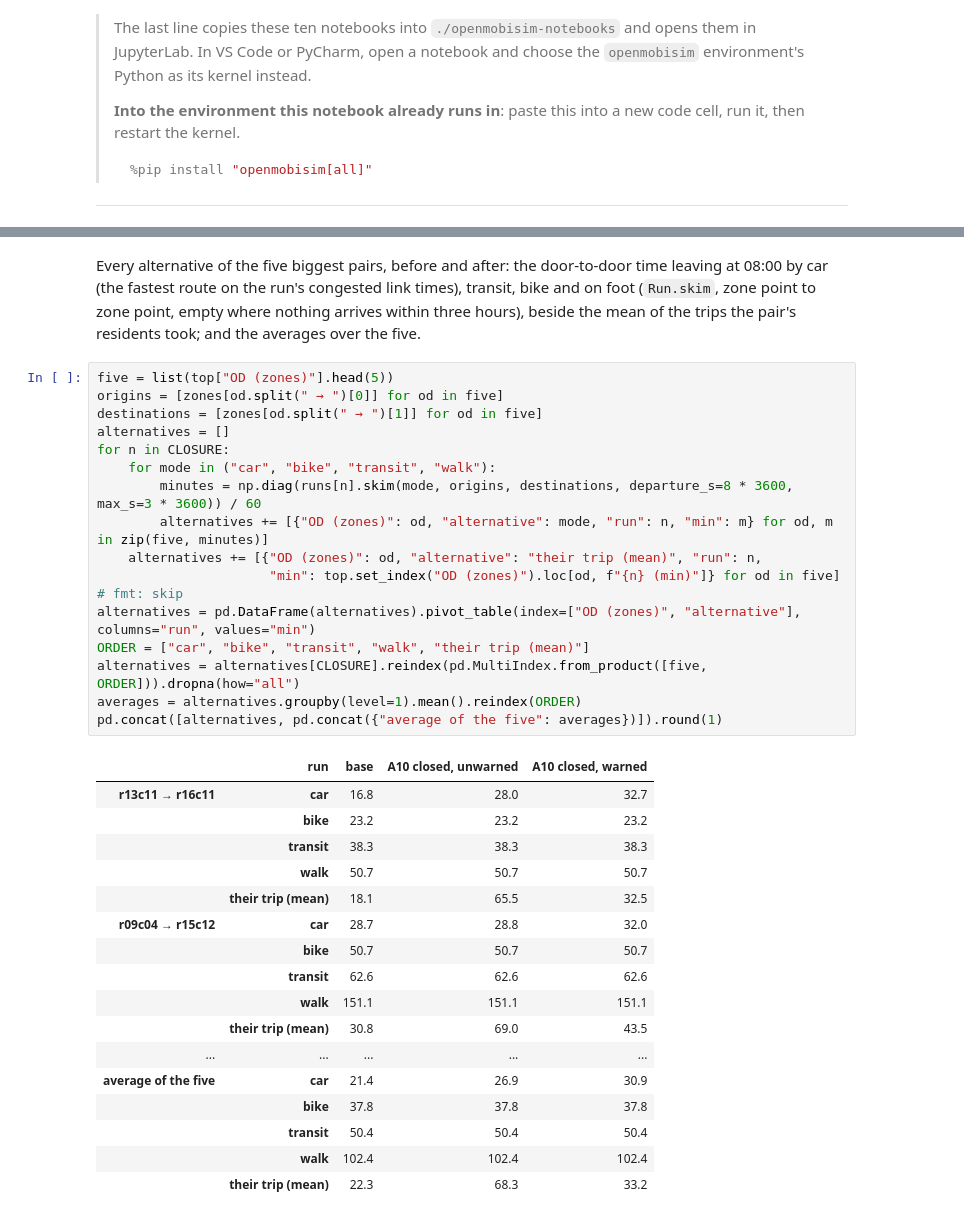
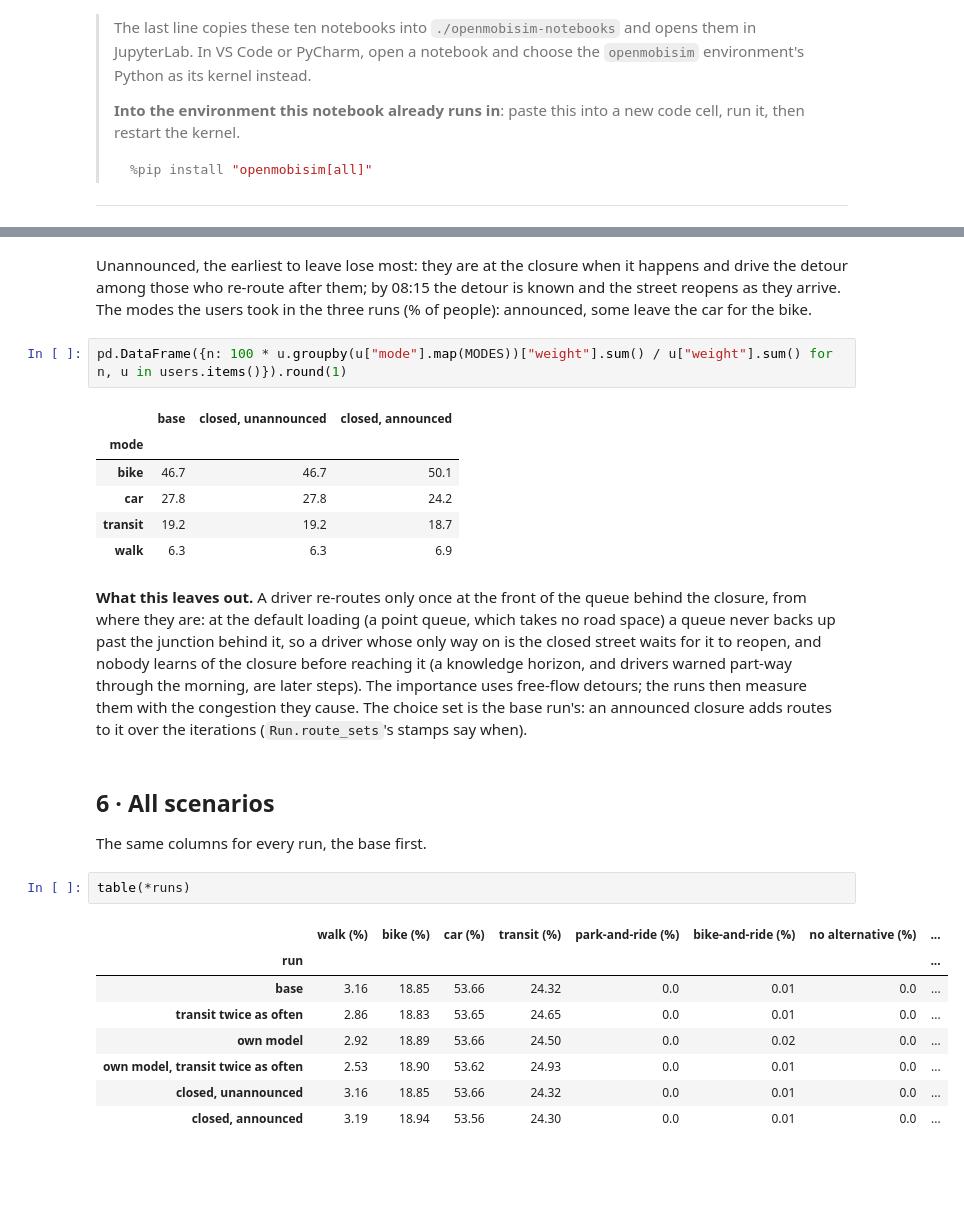
Before and after one commit to bahmanmdd/openmobisim, a Jupyter notebook: manual/tutorials/09_applications.ipynb, the cells around one changed output, grey strips where cells are left out. Saved outputs shown, nothing was run; the diff lists cells and outputs as text; blank space fills up the shorter version.

```diff
--- a/manual/tutorials/09_applications.ipynb
+++ b/manual/tutorials/09_applications.ipynb
@@ -767,39 +736,35 @@ top.set_index("OD (zones)").round(1)
+# %% [markdown]
+Unannounced, the earliest to leave lose most: they are at the closure when it happens and drive the detour among those
+who re-route after them; by 08:15 the detour is known and the street reopens as they arrive. The modes the users took
+in the three runs (% of people): announced, some leave the car for the bike.
+# %%
+pd.DataFrame({n: 100 * u.groupby(u["mode"].map(MODES))["weight"].sum() / u["weight"].sum() for n, u in users.items()}).round(1)
+# %% [output]
+|  | base | closed, unannounced | closed, announced |
+| mode |  |  |  |
+| bike | 46.7 | 46.7 | 50.1 |
+| car | 27.8 | 27.8 | 24.2 |
+| transit | 19.2 | 19.2 | 18.7 |
+| walk | 6.3 | 6.3 | 6.9 |
+# %% [markdown]
+**What this leaves out.** A driver re-routes only once at the front of the queue behind the closure, from where
+they are: at the default loading (a point queue, which takes no road space) a queue never backs up past the junction
+behind it, so a driver whose only way on is the closed street waits for it to reopen, and nobody learns of the
+closure before reaching it (a knowledge horizon, and drivers warned part-way through the morning, are later steps).
+The importance uses free-flow detours; the runs then measure them with the congestion they cause. The choice set is
+the base run's: an announced closure adds routes to it over the iterations (`Run.route_sets`'s stamps say when).
 # %% [markdown]
-Every alternative of the five biggest pairs, before and after: the door-to-door time leaving at 08:00 by car (the
-fastest route on the run's congested link times), transit, bike and on foot (`Run.skim`, zone point to zone point,
-empty where nothing arrives within three hours), beside the mean of the trips the pair's residents took; and the
-averages over the five.
+## 6 · All scenarios
+
+The same columns for every run, the base first.
 # %%
-five = list(top["OD (zones)"].head(5))
-origins = [zones[od.split(" → ")[0]] for od in five]
-destinations = [zones[od.split(" → ")[1]] for od in five]
-alternatives = []
-for n in CLOSURE:
-    for mode in ("car", "bike", "transit", "walk"):
-        minutes = np.diag(runs[n].skim(mode, origins, destinations, departure_s=8 * 3600, max_s=3 * 3600)) / 60
-        alternatives += [{"OD (zones)": od, "alternative": mode, "run": n, "min": m} for od, m in zip(five, minutes)]
-    alternatives += [{"OD (zones)": od, "alternative": "their trip (mean)", "run": n,
-                      "min": top.set_index("OD (zones)").loc[od, f"{n} (min)"]} for od in five]  # fmt: skip
-alternatives = pd.DataFrame(alternatives).pivot_table(index=["OD (zones)", "alternative"], columns="run", values="min")
-ORDER = ["car", "bike", "transit", "walk", "their trip (mean)"]
-alternatives = alternatives[CLOSURE].reindex(pd.MultiIndex.from_product([five, ORDER])).dropna(how="all")
-averages = alternatives.groupby(level=1).mean().reindex(ORDER)
-pd.concat([alternatives, pd.concat({"average of the five": averages})]).round(1)
+table(*runs)
 # %% [output]
-|  | run | base | A10 closed, unwarned | A10 closed, warned |
-| r13c11 → r16c11 | car | 16.8 | 28.0 | 32.7 |
-|  | bike | 23.2 | 23.2 | 23.2 |
-|  | transit | 38.3 | 38.3 | 38.3 |
-|  | walk | 50.7 | 50.7 | 50.7 |
-|  | their trip (mean) | 18.1 | 65.5 | 32.5 |
-| r09c04 → r15c12 | car | 28.7 | 28.8 | 32.0 |
-|  | bike | 50.7 | 50.7 | 50.7 |
-|  | transit | 62.6 | 62.6 | 62.6 |
-|  | walk | 151.1 | 151.1 | 151.1 |
-|  | their trip (mean) | 30.8 | 69.0 | 43.5 |
-| ... | ... | ... | ... | ... |
-| average of the five | car | 21.4 | 26.9 | 30.9 |
-|  | bike | 37.8 | 37.8 | 37.8 |
-|  | transit | 50.4 | 50.4 | 50.4 |
-|  | walk | 102.4 | 102.4 | 102.4 |
-|  | their trip (mean) | 22.3 | 68.3 | 33.2 |
+|  | walk (%) | bike (%) | car (%) | transit (%) | park-and-ride (%) | bike-and-ride (%) | no alternative (%) | ... |
+| run |  |  |  |  |  |  |  | ... |
+| base | 3.16 | 18.85 | 53.66 | 24.32 | 0.0 | 0.01 | 0.0 | ... |
+| transit twice as often | 2.86 | 18.83 | 53.65 | 24.65 | 0.0 | 0.01 | 0.0 | ... |
+| own model | 2.92 | 18.89 | 53.66 | 24.50 | 0.0 | 0.02 | 0.0 | ... |
+| own model, transit twice as often | 2.53 | 18.90 | 53.62 | 24.93 | 0.0 | 0.01 | 0.0 | ... |
+| closed, unannounced | 3.16 | 18.85 | 53.66 | 24.32 | 0.0 | 0.01 | 0.0 | ... |
+| closed, announced | 3.19 | 18.94 | 53.56 | 24.30 | 0.0 | 0.01 | 0.0 | ... |
```
Also changed, not shown: parts of 82 cells of this notebook, 30 other files.
